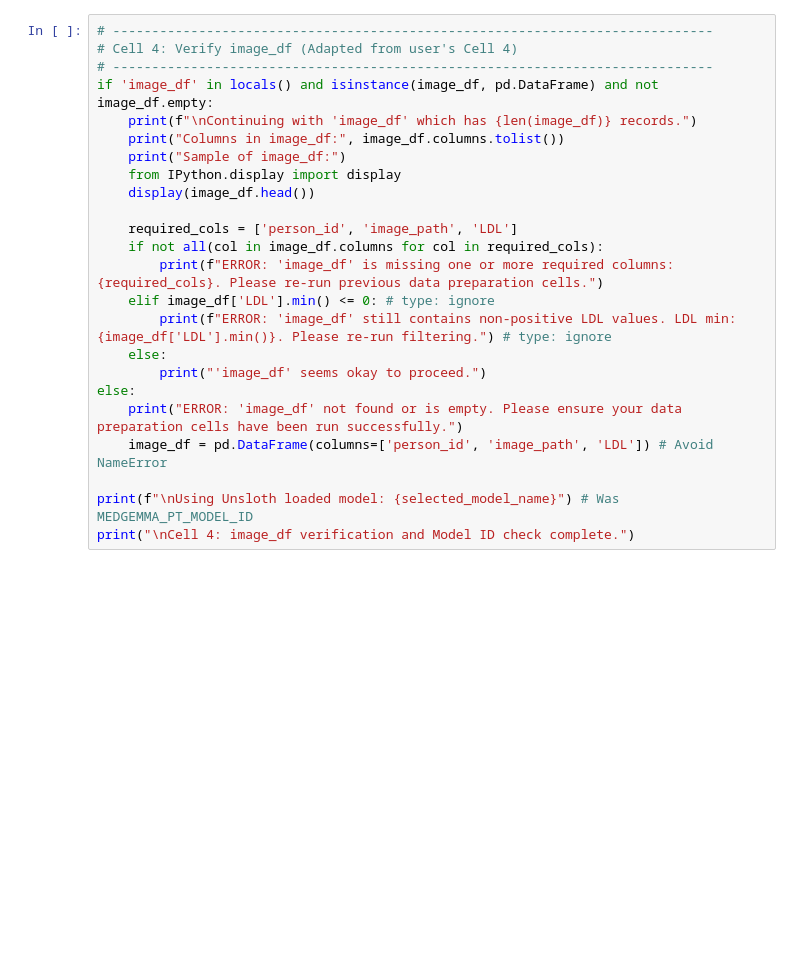
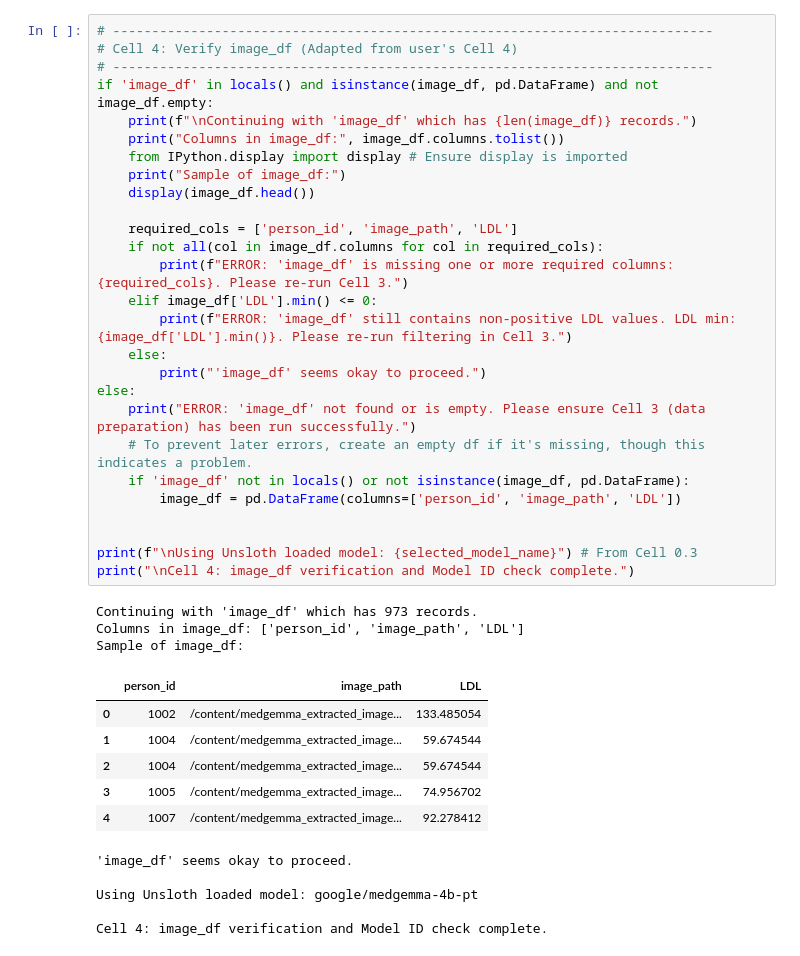
Before and after one commit to Ravikrishnan05/PrediscanMedtech_project, a Jupyter notebook: Unsloth_ptmodel.ipynb, the cells around one changed output. Cells and saved outputs as stored; diff of their text form; blank space fills up the shorter version.

```diff
--- a/Unsloth_ptmodel.ipynb
+++ b/Unsloth_ptmodel.ipynb
@@ -275,24 +506,42 @@ print("\nCell 3: image_df preparation complete.")
 # %%
 # -----------------------------------------------------------------------------
 # Cell 4: Verify image_df (Adapted from user's Cell 4)
 # -----------------------------------------------------------------------------
 if 'image_df' in locals() and isinstance(image_df, pd.DataFrame) and not image_df.empty:
     print(f"\nContinuing with 'image_df' which has {len(image_df)} records.")
     print("Columns in image_df:", image_df.columns.tolist())
+    from IPython.display import display # Ensure display is imported
     print("Sample of image_df:")
-    from IPython.display import display
     display(image_df.head())
 
     required_cols = ['person_id', 'image_path', 'LDL']
     if not all(col in image_df.columns for col in required_cols):
-        print(f"ERROR: 'image_df' is missing one or more required columns: {required_cols}. Please re-run previous data preparation cells.")
-    elif image_df['LDL'].min() <= 0: # type: ignore
-        print(f"ERROR: 'image_df' still contains non-positive LDL values. LDL min: {image_df['LDL'].min()}. Please re-run filtering.") # type: ignore
+        print(f"ERROR: 'image_df' is missing one or more required columns: {required_cols}. Please re-run Cell 3.")
+    elif image_df['LDL'].min() <= 0:
+        print(f"ERROR: 'image_df' still contains non-positive LDL values. LDL min: {image_df['LDL'].min()}. Please re-run filtering in Cell 3.")
     else:
         print("'image_df' seems okay to proceed.")
 else:
-    print("ERROR: 'image_df' not found or is empty. Please ensure your data preparation cells have been run successfully.")
-    image_df = pd.DataFrame(columns=['person_id', 'image_path', 'LDL']) # Avoid NameError
+    print("ERROR: 'image_df' not found or is empty. Please ensure Cell 3 (data preparation) has been run successfully.")
+    # To prevent later errors, create an empty df if it's missing, though this indicates a problem.
+    if 'image_df' not in locals() or not isinstance(image_df, pd.DataFrame):
+        image_df = pd.DataFrame(columns=['person_id', 'image_path', 'LDL'])
 
-print(f"\nUsing Unsloth loaded model: {selected_model_name}") # Was MEDGEMMA_PT_MODEL_ID
+
+print(f"\nUsing Unsloth loaded model: {selected_model_name}") # From Cell 0.3
 print("\nCell 4: image_df verification and Model ID check complete.")
+# %% [output]
+Continuing with 'image_df' which has 973 records.
+Columns in image_df: ['person_id', 'image_path', 'LDL']
+Sample of image_df:
+|  | person_id | image_path | LDL |
+| 0 | 1002 | /content/medgemma_extracted_image... | 133.485054 |
+| 1 | 1004 | /content/medgemma_extracted_image... | 59.674544 |
+| 2 | 1004 | /content/medgemma_extracted_image... | 59.674544 |
+| 3 | 1005 | /content/medgemma_extracted_image... | 74.956702 |
+| 4 | 1007 | /content/medgemma_extracted_image... | 92.278412 |
+'image_df' seems okay to proceed.
+
+Using Unsloth loaded model: google/medgemma-4b-pt
+
+Cell 4: image_df verification and Model ID check complete.
```
Also changed, not shown: parts of 22 cells of this notebook.
